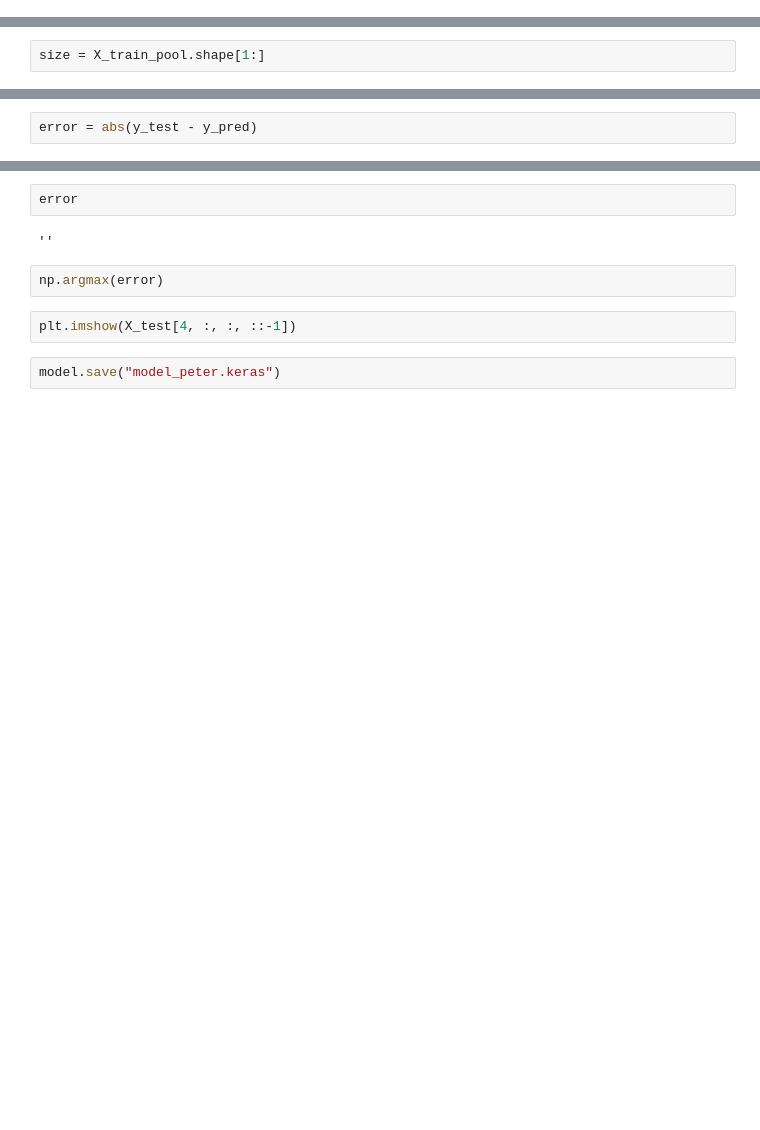
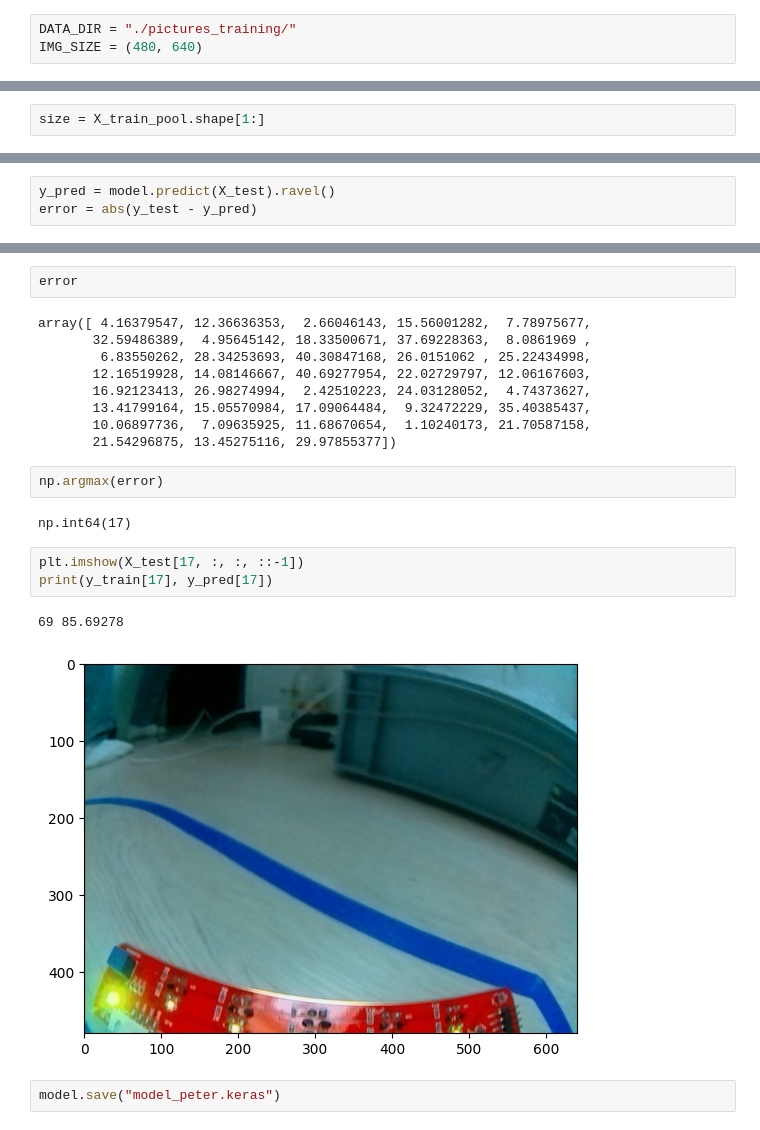
Before and after one commit to hanswurst1905/camp2code, a Jupyter notebook: cnn_training.ipynb, the cells around one changed output, grey strips where cells are left out. Drawn from its saved outputs; the diff is of its cells as text; blank space fills up the shorter version.

Commit message:
erstes Netz trainiert

```diff
--- a/cnn_training.ipynb
+++ b/cnn_training.ipynb
@@ -19,3 +16,6 @@ IMG_SIZE = (224, 224)
+# %%
+DATA_DIR = "./pictures_training/"
+IMG_SIZE = (480, 640)
 # %%
 def load_images_and_labels(folder):
     paths = Path(folder).glob("*.jpg")
@@ -120,3 +205,4 @@ plt.legend(); plt.grid(True, linestyle="--", alpha=0.4); plt.tight_layout(); plt
 # %%
+y_pred = model.predict(X_test).ravel()
 error = abs(y_test - y_pred)
 # %% [output]
@@ -124,11 +210,24 @@ NameError: name 'y_test' is not defined
 # %%
 error
 # %% [output]
-''
+array([ 4.16379547, 12.36636353,  2.66046143, 15.56001282,  7.78975677,
+       32.59486389,  4.95645142, 18.33500671, 37.69228363,  8.0861969 ,
+        6.83550262, 28.34253693, 40.30847168, 26.0151062 , 25.22434998,
+       12.16519928, 14.08146667, 40.69277954, 22.02729797, 12.06167603,
+       16.92123413, 26.98274994,  2.42510223, 24.03128052,  4.74373627,
+       13.41799164, 15.05570984, 17.09064484,  9.32472229, 35.40385437,
+       10.06897736,  7.09635925, 11.68670654,  1.10240173, 21.70587158,
+       21.54296875, 13.45275116, 29.97855377])
 # %%
 np.argmax(error)
+# %% [output]
+np.int64(17)
 # %%
-plt.imshow(X_test[4, :, :, ::-1])
+plt.imshow(X_test[17, :, :, ::-1])
+print(y_train[17], y_pred[17])
+# %% [output]
+69 85.69278
+[figure, added]
 # %%
 model.save("model_peter.keras")
 # %%
```
Also changed, not shown: parts of 14 cells of this notebook, 1 other file.
